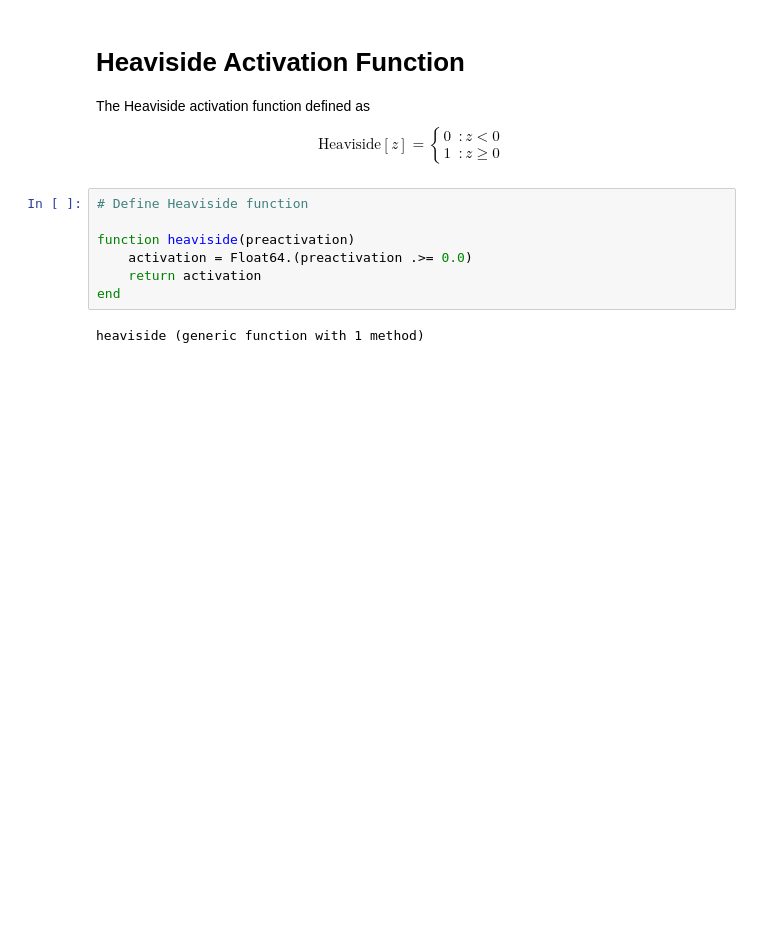
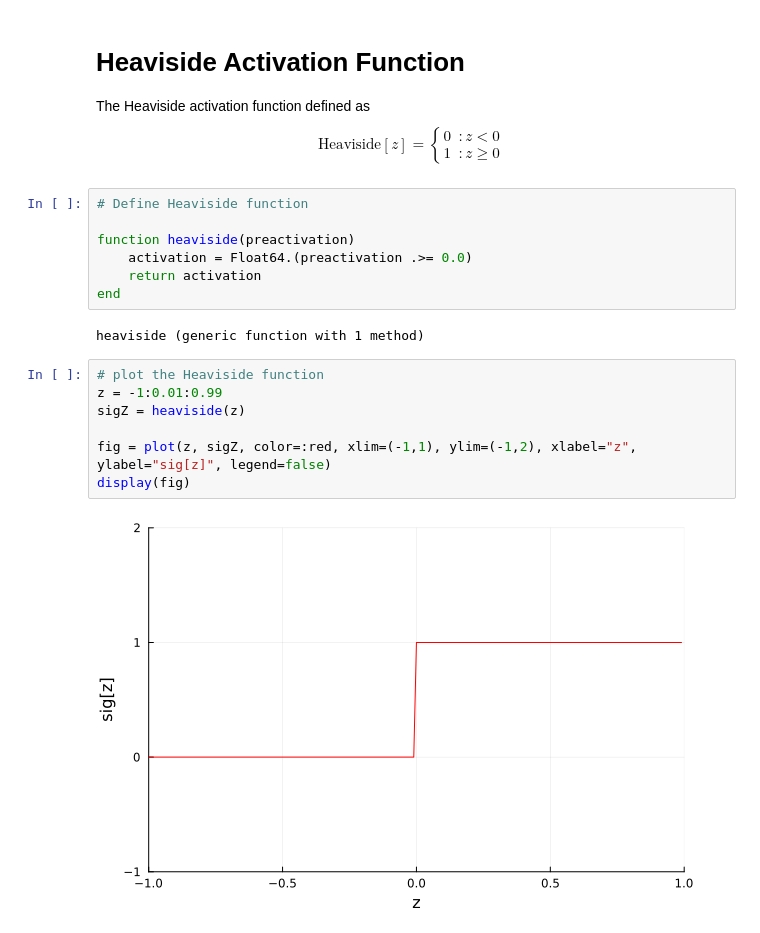
Before and after one commit to mirajcs/udl-julia, a Jupyter notebook: 3_4_Activation_Functions.ipynb, the cells around one changed output. Cells and saved outputs as stored; diff of their text form; blank space fills up the shorter version.

Commit message:
plot Heaviside function

```diff
--- a/3_4_Activation_Functions.ipynb
+++ b/3_4_Activation_Functions.ipynb
@@ -144,3 +144,12 @@ function heaviside(preactivation)
 end
 # %% [output]
 heaviside (generic function with 1 method)
+# %%
+# plot the Heaviside function
+z = -1:0.01:0.99
+sigZ = heaviside(z)
+
+fig = plot(z, sigZ, color=:red, xlim=(-1,1), ylim=(-1,2), xlabel="z", ylabel="sig[z]", legend=false)
+display(fig)
+# %% [output]
+[figure, added]
```
